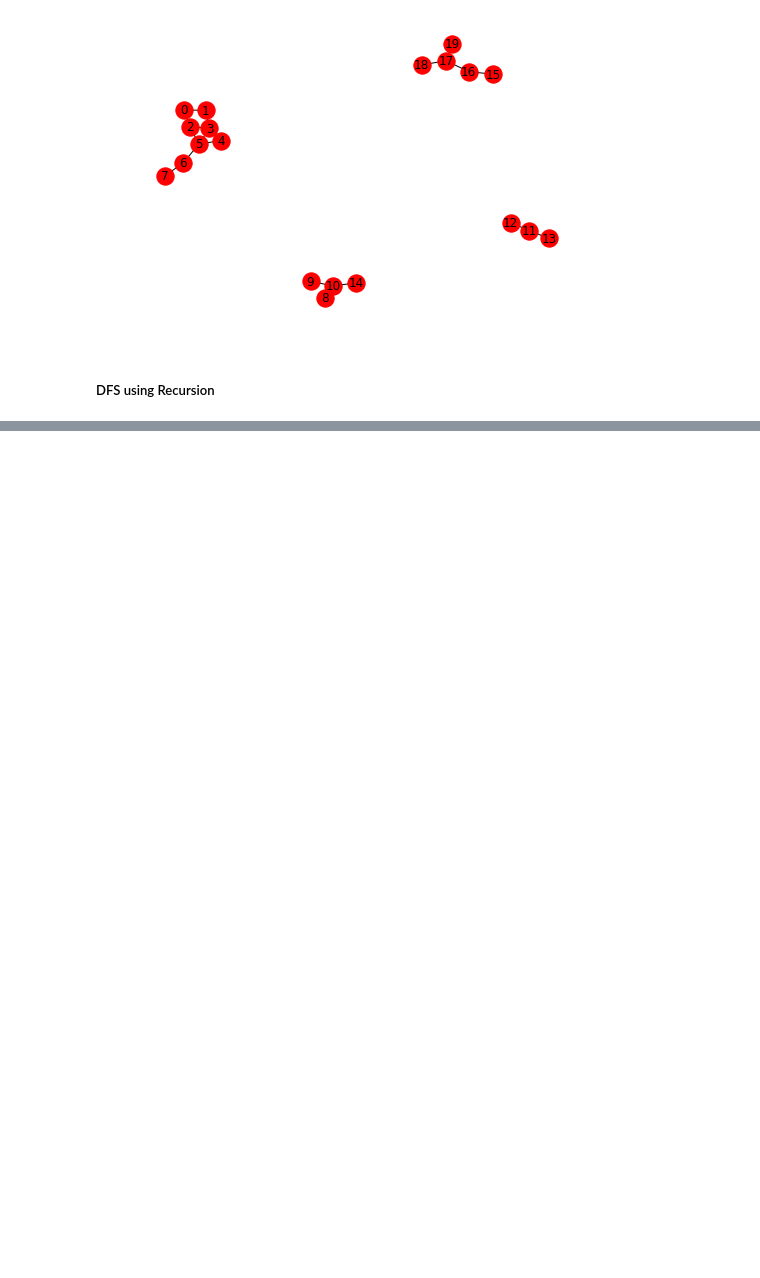
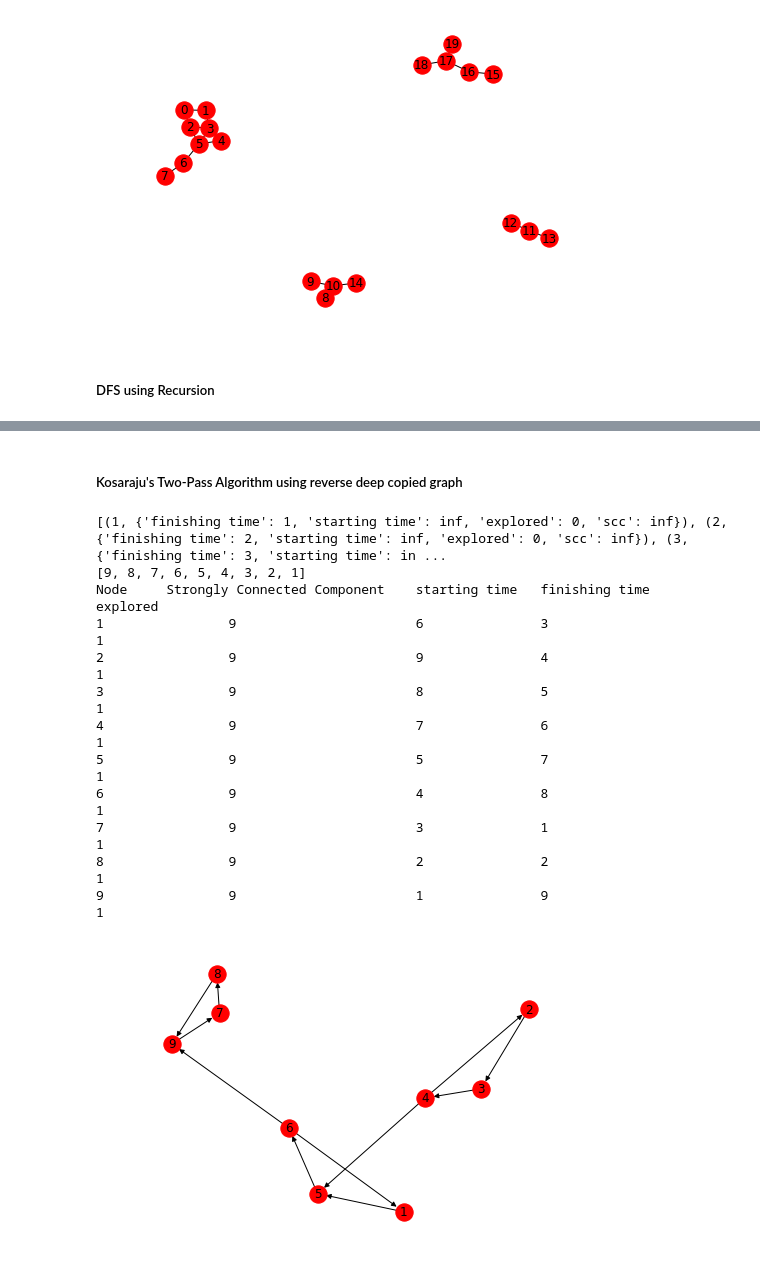
Before and after one commit to aishwarya34/AlgorithmsIlluminated, a Jupyter notebook: C2W1_10GRAPH_SEARCH_AND_CONNECTIVITY.ipynb, the cells around one changed output, grey strips where cells are left out. Drawn from its saved outputs; the diff is of its cells as text; code cells hidden in the pictures; blank space fills up the shorter version.

```diff
--- a/C2W1_10GRAPH_SEARCH_AND_CONNECTIVITY.ipynb
+++ b/C2W1_10GRAPH_SEARCH_AND_CONNECTIVITY.ipynb
@@ -380,0 +397,80 @@ Node     Connected Component     starting time   finishing time          explore
+# %% [markdown]
+##### Kosaraju's Two-Pass Algorithm using reverse deep copied  graph
+# %%
+ft = 1
+order = 1
+
+def dfs_scc(G, startvert, start):
+    global ft
+    global order
+    #print("Nodes: {}".format(list(G.nodes)))
+    #print("Node: {} order: {}".format(startvert, order))
+    G.nodes[startvert]['explored'] = 1
+    G.nodes[startvert]['scc'] = start
+    G.nodes[startvert]['starting time'] = order
+    w = list(G.adj[startvert])
+    for adjnode in w:
+        if G.nodes[adjnode]['explored'] == 0:
+            order = order+1
+            dfs_scc(G, adjnode, start)
+            #print("Node: {} ft: {}".format(startvert, ft))
+            G.nodes[adjnode]['finishing time'] = ft
+            ft += 1
+
+def kosarajuSCC(DG):
+    global reverseDG
+    reverseDG = DG.reverse() # default copy=True
+    for node in list(reverseDG.nodes):
+        reverseDG.nodes[node]['explored'] = 0
+        reverseDG.nodes[node]['scc'] =  float('inf')
+        reverseDG.nodes[node]['starting time'] =  float('inf')
+        reverseDG.nodes[node]['finishing time'] =  node
+    global ft
+    global order
+    ft = 0
+    order = 0
+    print(reverseDG.nodes.data())
+    reversed_graph = reverseDG.nodes.data()
+    nodes_reverse = []
+    for n, ndict in reversed_graph:
+        #print(ndict['finishing time'])
+        nodes_reverse.append(ndict['finishing time'])
+    nodes_reverse.reverse()
+    print(nodes_reverse)
+    for newnode in nodes_reverse:
+        if reverseDG.nodes[newnode]['explored'] == 0:
+            order = order+1
+            ft += 1
+            dfs_scc(reverseDG, newnode, newnode)
+            reverseDG.nodes[newnode]['finishing time'] = ft
+
+
+DG = nx.DiGraph()
+reverseDG = nx.DiGraph()
+edges = [(9, 7), (7, 8), (8, 9), (6, 9), (5, 6), (6, 1), (1, 5), (4, 5), (3, 4), (4, 2), (2, 3)]
+DG.add_edges_from(edges)
+nx.draw(DG, with_labels = True)
+
+kosarajuSCC(DG)
+#for newnode in list(G.nodes):
+#    if G.nodes[newnode]['explored'] == 0:
+        #kosarajuSCC(G, newnode, newnode)
+
+print("Node \t Strongly Connected Component \t starting time \t finishing time \t explored")
+for n, ndict in reverseDG.nodes.data():
+    print("{} \t\t {} \t\t\t {} \t\t {} \t\t\t {}".format(n, ndict['scc'], ndict['starting time'], ndict['finishing time'], ndict['explored']))
+    #print("Node {} is in connected component {} and explored is {}".format(n, ndict['cc'], ndict['explored']))
+# %% [output]
+[(1, {'finishing time': 1, 'starting time': inf, 'explored': 0, 'scc': inf}), (2, {'finishing time': 2, 'starting time': inf, 'explored': 0, 'scc': inf}), (3, {'finishing time': 3, 'starting time': in ...
+[9, 8, 7, 6, 5, 4, 3, 2, 1]
+Node     Strongly Connected Component    starting time   finishing time          explored
+1                9                       6               3                       1
+2                9                       9               4                       1
+3                9                       8               5                       1
+4                9                       7               6                       1
+5                9                       5               7                       1
+6                9                       4               8                       1
+7                9                       3               1                       1
+8                9                       2               2                       1
+9                9                       1               9                       1
+[figure, added]
```
Also changed, not shown: parts of 2 cells of this notebook.
